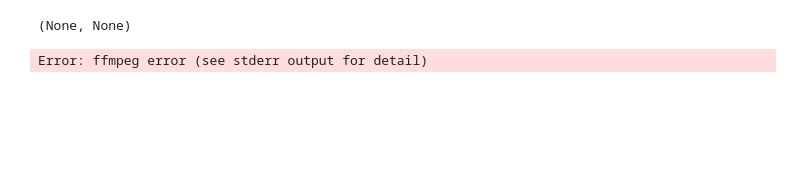
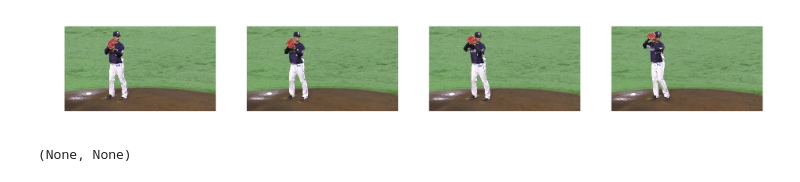
Before and after one commit to c-c-c-c/openpose_tryout, a Jupyter notebook: movie2img.ipynb, the cells around one changed output. Cells and saved outputs as stored; diff of their text form; code cells hidden in the pictures; blank space fills up the shorter version.

Commit message:
movie easy checker

```diff
--- a/movie2img.ipynb
+++ b/movie2img.ipynb
@@ -56,2 +84,5 @@ def prior_convert(file):
 # %%
 stream = ffmpeg.input(str(MOVIE_DIR) + "/moriwaki_360.mp4")
+# %%
+tmp_dir =  "./tmp_img"
+os.path.exists(tmp_dir)
@@ -58,2 +91,2 @@ stream = ffmpeg.input(str(MOVIE_DIR) + "/moriwaki_360.mp4")
 # %%
-str(MOVIE_DIR) + "moriwaki_360.mp4"
+probe = ffmpeg.probe(str(MOVIE_DIR) + "/moriwaki_360.mp4")
@@ -62,3 +96,37 @@ str(MOVIE_DIR) + "moriwaki_360.mp4"
+# %%
+###########################
+# 動画読み込みチェック
+###########################
+import cv2;
+def checkMoviePerSecound ( stream) :
+    tmp_dir =  Path("./tmp_img")
+
+    if not os.path.exists(str(tmp_dir)):
+        os.mkdir(str(tmp_dir))
+
+    for f in tmp_dir.glob("*.jpg"):
+        f.unlink()
+
+
+    movie_duration = int(float(probe['streams'][0]["duration"])//1)
+    check_duration = movie_duration if movie_duration < 25 else 25
+
+    for sec in range(1,movie):
+        ffmpeg.output(stream, str(tmp_dir)+"/" + str(sec)  +".jpg", ss=sec, vframes=1, f='image2').run()
+#         ffmpeg.output(stream, tmp_dir+"/" ".jpg", ss=sec, vframes=1, f='image2').run()
+
+    imgs = []
+    for idx in range(1,5):
+        tmp_img = cv2.imread(str(tmp_dir) + "/" +str(idx)+".jpg" )
+
+        imgs.append( tmp_img   )
+
+
+    mshow(imgs[0],imgs[1],imgs[2],imgs[3])
+# %%
+checkMoviePerSecound(stream)
+# %% [output]
+[figure, added]
 # %%
 # 画像を空にする
 for f in MOVIE2IMG_DIR.glob("*.jpg"):
@@ -72,7 +140,3 @@ stream.output(
 #     filename= "/home/input/openpose_tryout/movies/1.jpg", ss=0, r=30000/1001) \
 # %% [output]
 (None, None)
-# %%
-stream.output(filename=str("/home/input/openpose_tryout/movies_output/"+ "%06d.jpg"), ss=0, r=30000/1001, start_number=000000).run()
-# %% [output]
-Error: ffmpeg error (see stderr output for detail)
```
Also changed, not shown: parts of 5 cells of this notebook, 21 other files.
